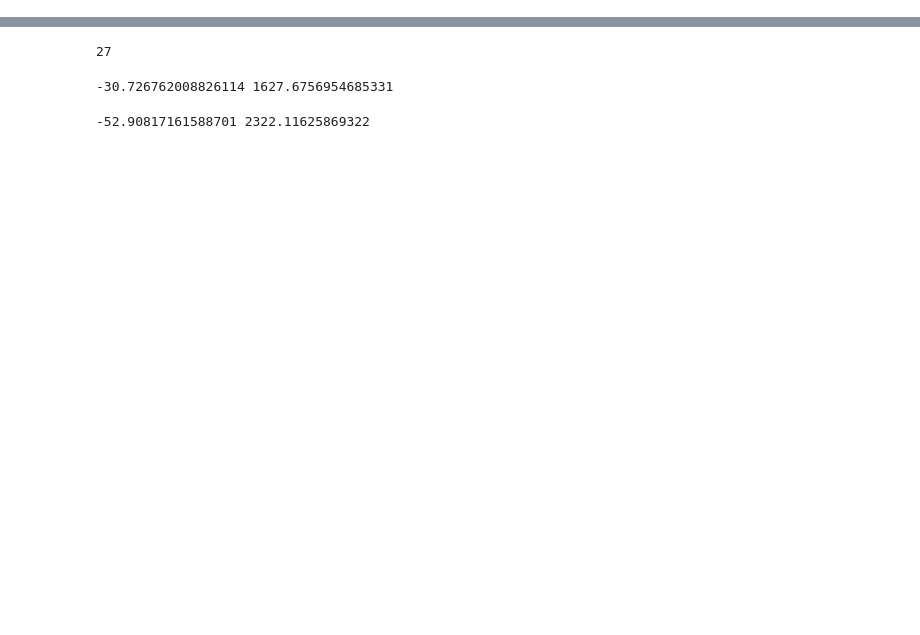
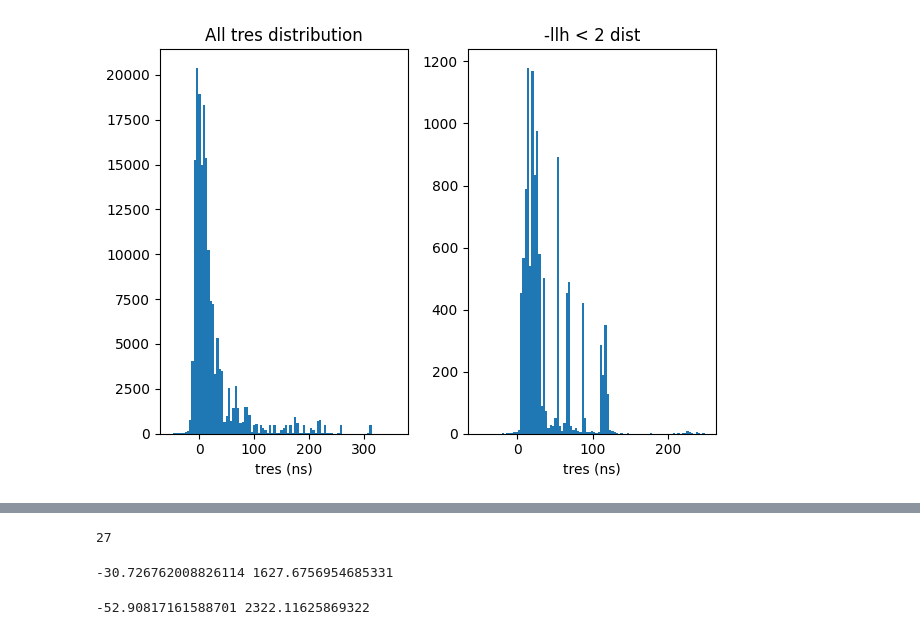
Before and after one commit to BraydenDillon/P-ONE_Cascade_Reco, a Jupyter notebook: notebooks/Three_dimensional_analysis.ipynb, the cells around one changed output, grey strips where cells are left out. Drawn from its saved outputs; the diff is of its cells as text; code cells hidden in the pictures; blank space fills up the shorter version.

```diff
--- a/notebooks/Three_dimensional_analysis.ipynb
+++ b/notebooks/Three_dimensional_analysis.ipynb
@@ -15,0 +76,16 @@ from matplotlib.colors import LogNorm
+# %%
+fig, (ax1, ax2) = plt.subplots(1, 2)
+
+ax1.hist(all_tres, np.linspace(min(all_tres), max(all_tres), 100))
+ax1.set_title("All tres distribution")
+ax1.set_xlabel('tres (ns)')
+ax2.hist(out_tres, np.linspace(min(all_tres), max(out_tres), 100))
+# ax2.set_title(f'5$\sigma$ tres distribution')
+ax2.set_title(f'-llh < 2 dist')
+
+ax2.set_xlabel('tres (ns)')
+fig.tight_layout()
+#ax2.vlines(0, 0, 40, colors = 'red', ls = '--')
+fig.savefig('/mnt/home/dillonb5/cascades/plots/tres_most_likely.png')
+# %% [output]
+[figure, added]
```
Also changed, not shown: parts of 18 cells of this notebook, 8 other files.
